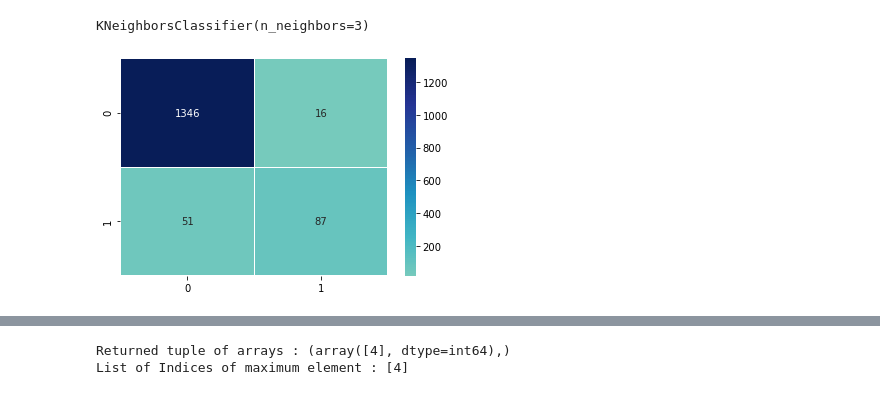
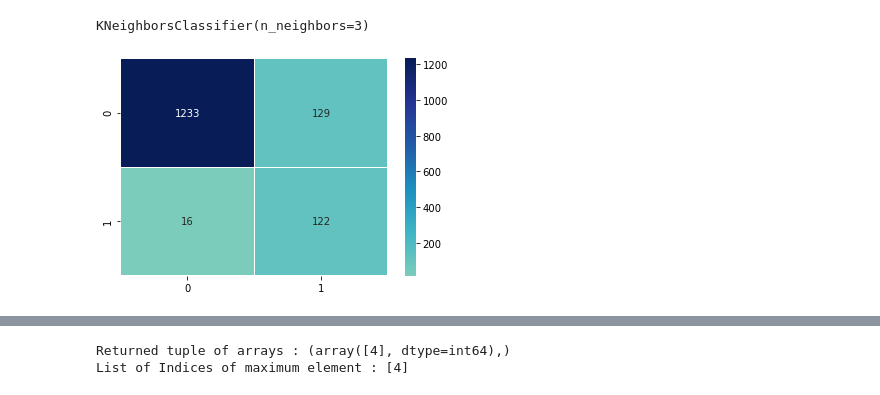
Before and after one commit to dark-crusader/ml-banking-customer-classification, a Jupyter notebook: Main.ipynb, the cells around one changed output, grey strips where cells are left out. Drawn from its saved outputs; the diff is of its cells as text; code cells hidden in the pictures.

```diff
--- a/Main.ipynb
+++ b/Main.ipynb
@@ -708,8 +719,13 @@ kNN_model
 KNeighborsClassifier(n_neighbors=3)
 # %%
 knn_y_pred = kNN_model.predict(X_test)
-cm = confusion_matrix(y_test, knn_y_pred)
+
+# Applying a threshold to knn_y_pred
+knn_y_pred_threshold = (kNN_model.predict_proba(X_test)[:,1] >= 0.2).astype(int)
+
+# Calculating the confusion matrix based on the new threshold
+cm = confusion_matrix(y_test, knn_y_pred_threshold)
 # Plotting the confusion matrix
 ax = sns.heatmap(cm, annot=True, fmt="d", cmap="YlGnBu", center=250, linewidths=0.1)
 # %% [output]
-[figure, old version]
+[figure, new version]
```
Also changed, not shown: parts of 41 cells of this notebook, 1 other file.
